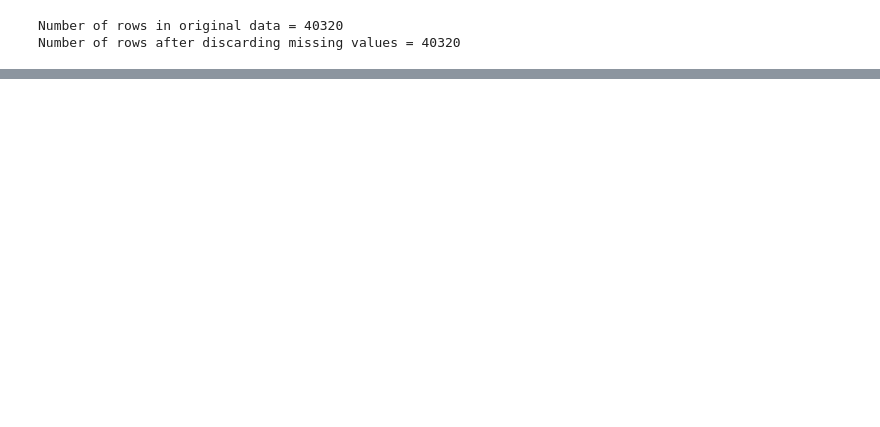
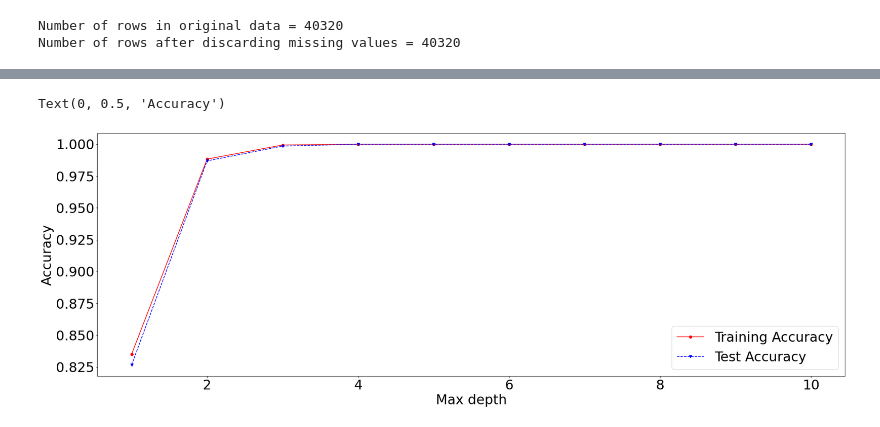
Before and after one commit to Bcwz/Capstone_Wearable_IoT, a Jupyter notebook: Machine_Learning/training_model.ipynb, the cells around one changed output, grey strips where cells are left out. Cells and saved outputs as stored; diff of their text form; code cells hidden in the pictures; blank space fills up the shorter version.

```diff
--- a/Machine_Learning/training_model.ipynb
+++ b/Machine_Learning/training_model.ipynb
@@ -144,0 +383,32 @@ Total count of clean data = 40320
+# %%
+###########################################################################
+# Model fit and performance evaluation for various tree depth from 2-50
+###########################################################################
+from sklearn.tree import DecisionTreeClassifier
+maxdepths = [1,2,3,4,5,6,7,8,9,10]  # 10 different depths
+
+trainAccuracy = np.zeros(len(maxdepths))
+testAccuracy = np.zeros(len(maxdepths))
+
+index = 0
+for depth in maxdepths:
+    clfDT = tree.DecisionTreeClassifier(max_depth=depth)
+    clfDT = clfDT.fit(X_train, Y_train)
+    Y_predTrain = clfDT.predict(X_train)
+    Y_predTest = clfDT.predict(X_test)
+    trainAccuracy[index] = accuracy_score(Y_train, Y_predTrain)
+    testAccuracy[index] = accuracy_score(Y_test, Y_predTest)
+    index += 1
+
+###########################################################################
+# Plot training and test accuracies
+##########################################################################
+plt.figure(figsize=(30, 10))
+plt.rcParams.update({'font.size': 30})
+plt.plot(maxdepths,trainAccuracy,'ro-',maxdepths,testAccuracy,'bv--')
+plt.legend(['Training Accuracy','Test Accuracy'])
+plt.xlabel('Max depth')
+plt.ylabel('Accuracy')
+# %% [output]
+Text(0, 0.5, 'Accuracy')
+[figure, added]
```
Also changed, not shown: parts of 41 cells of this notebook, 1 other file.
